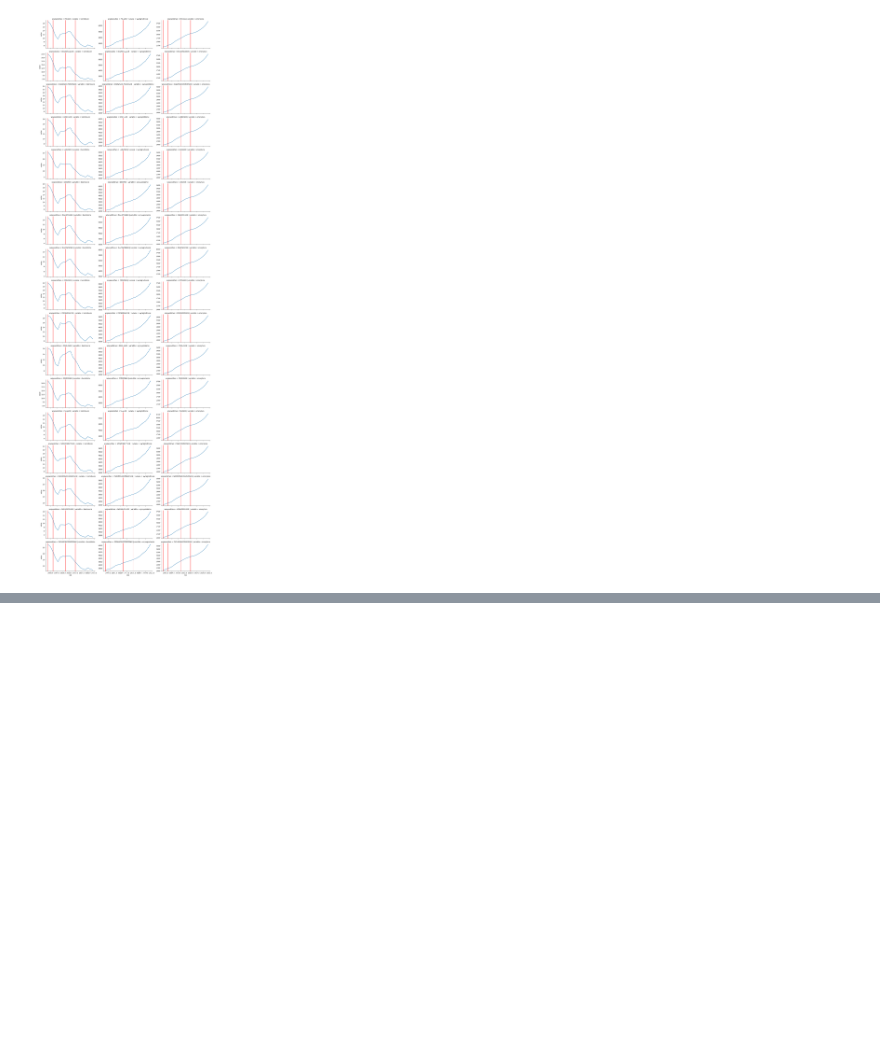
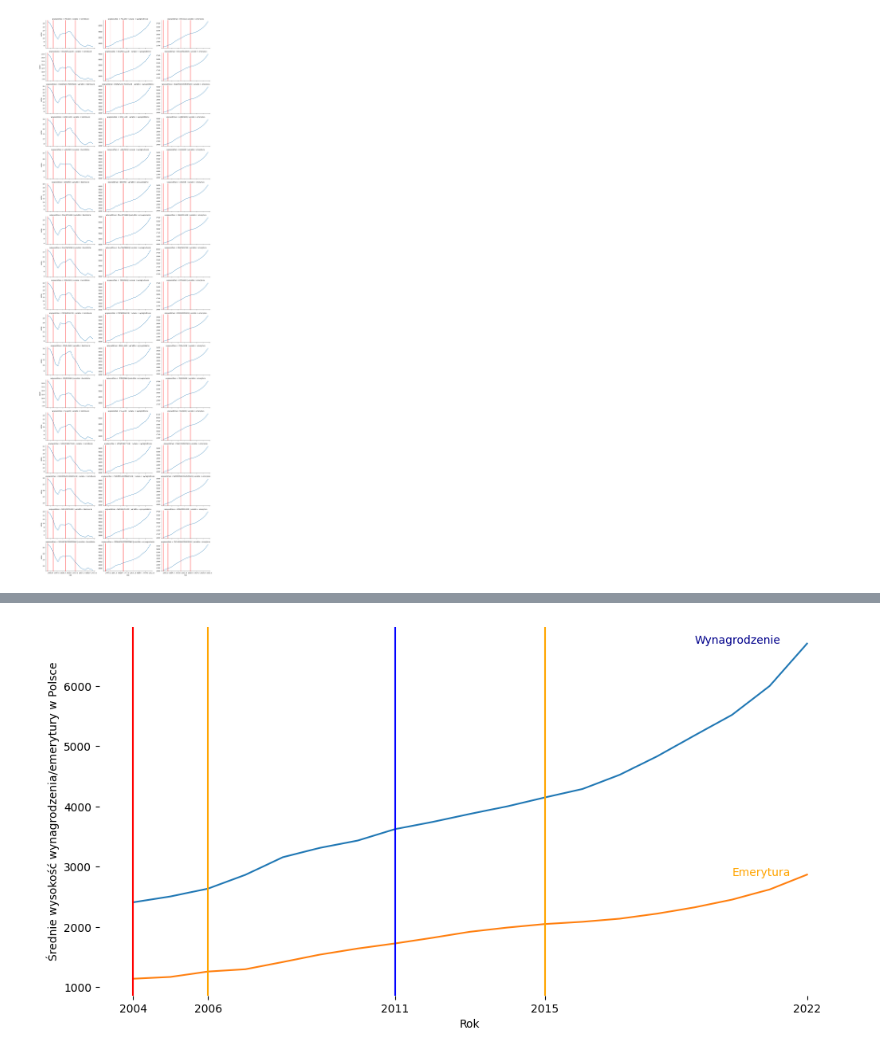
Before and after one commit to dane-analizy/GUS_data, a Jupyter notebook: gus_data.ipynb, the cells around one changed output, grey strips where cells are left out. Drawn from its saved outputs; the diff is of its cells as text; code cells hidden in the pictures; blank space fills up the shorter version.

Commit message:
dodany wykres porównujący emeryture i wynagrodzenie

```diff
--- a/gus_data.ipynb
+++ b/gus_data.ipynb
@@ -45,7 +45,8 @@ def load_data(
     df["rok"] = df["rok"].apply(lambda s: int(s))
 
     df = df.sort_values(["TERYT", "wojewodztwo", "rok"])
-    df[f"{value}_change"] = df.groupby(["TERYT", "wojewodztwo"])[value].pct_change()
+    df[f"{value}_change"] = df.groupby(["TERYT", "wojewodztwo"])[
+        value].pct_change()
     df[f"{value}_change"] = 100 * df[f"{value}_change"]
 
     return df
@@ -79,7 +80,9 @@ bezrobocie = load_data(
     ],
 )
 
-wynagrodzenie = load_data("data/przecietne_wynagrodzenie_miesieczne.csv", "wynagrodzenie")
+wynagrodzenie = load_data(
+    "data/przecietne_wynagrodzenie_miesieczne.csv", "wynagrodzenie"
+)
 emerytura = load_data("data/przecietna_emerytura.csv", "emerytura")
 # %%
 gus_data = pd.merge(
@@ -116,0 +144,33 @@ g.map(plt.axvline, x=2015, color="red")  # początek rządów PiS
+# %%
+fig, ax = plt.subplots(figsize=(12, 6))
+sns.lineplot(
+    data=gus_data[
+        (~gus_data["variable"].str.endswith("_change"))
+        & (gus_data["wojewodztwo"] == "POLSKA")
+        & (gus_data["variable"].isin(["wynagrodzenie", "emerytura"]))
+    ].dropna(),
+    x="rok",
+    y="value",
+    hue="variable",
+)
+
+plt.annotate("Wynagrodzenie", xy=(2019, 6700), color="darkblue")
+plt.annotate("Emerytura", xy=(2020, 2850), color="orange")
+
+plt.axvline(x=2004, color="red")  # początek rządów SLD
+plt.axvline(x=2006, color="orange")  # początek rządów PiS+Samoobrona+LPR
+plt.axvline(x=2011, color="blue")  # początek rządów PO+PLS
+plt.axvline(x=2015, color="orange")  # początek rządów PiS
+
+plt.xticks([2004, 2006, 2011, 2015, 2022])
+plt.xlabel("Rok")
+plt.ylabel("Średnie wysokość wynagrodzenia/emerytury w Polsce")
+
+ax.legend().remove()
+
+for b in ["bottom", "top", "right", "left"]:
+    ax.spines[b].set_color(None)
+
+plt.show()
+# %% [output]
+[figure, added]
```
Also changed, not shown: parts of 1 cell of this notebook.
